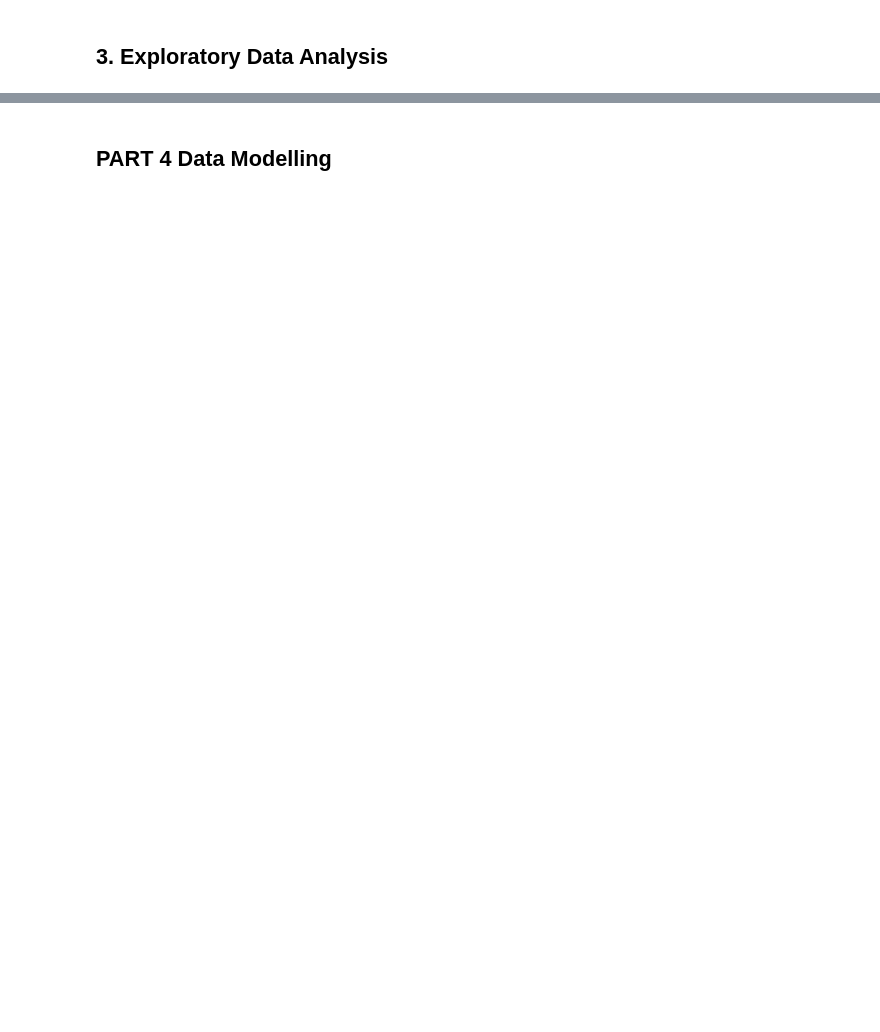
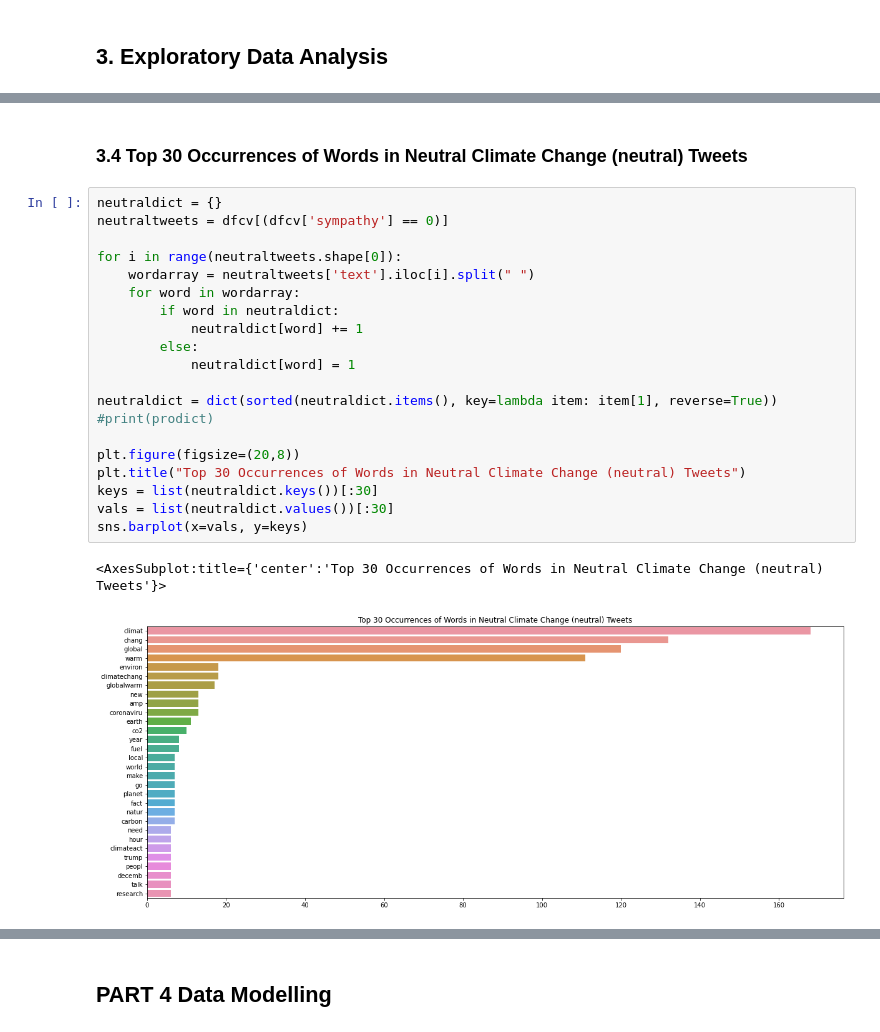
Before and after one commit to Densho1/Climate-Change-Sentiment-Predictor, a Jupyter notebook: CCSP.ipynb, the cells around one changed output, grey strips where cells are left out. Cells and saved outputs as stored; diff of their text form; blank space fills up the shorter version.

```diff
--- a/CCSP.ipynb
+++ b/CCSP.ipynb
@@ -188,0 +234,25 @@ plt.show()
+# %% [markdown]
+### 3.4 Top 30 Occurrences of Words in Neutral Climate Change (neutral) Tweets
+# %%
+neutraldict = {}
+neutraltweets = dfcv[(dfcv['sympathy'] == 0)]
+
+for i in range(neutraltweets.shape[0]):
+    wordarray = neutraltweets['text'].iloc[i].split(" ")
+    for word in wordarray:
+        if word in neutraldict:
+            neutraldict[word] += 1
+        else:
+            neutraldict[word] = 1
+
+neutraldict = dict(sorted(neutraldict.items(), key=lambda item: item[1], reverse=True))
+#print(prodict)
+
+plt.figure(figsize=(20,8))
+plt.title("Top 30 Occurrences of Words in Neutral Climate Change (neutral) Tweets")
+keys = list(neutraldict.keys())[:30]
+vals = list(neutraldict.values())[:30]
+sns.barplot(x=vals, y=keys)
+# %% [output]
+<AxesSubplot:title={'center':'Top 30 Occurrences of Words in Neutral Climate Change (neutral) Tweets'}>
+[figure, added]
```
Also changed, not shown: parts of 15 cells of this notebook.
